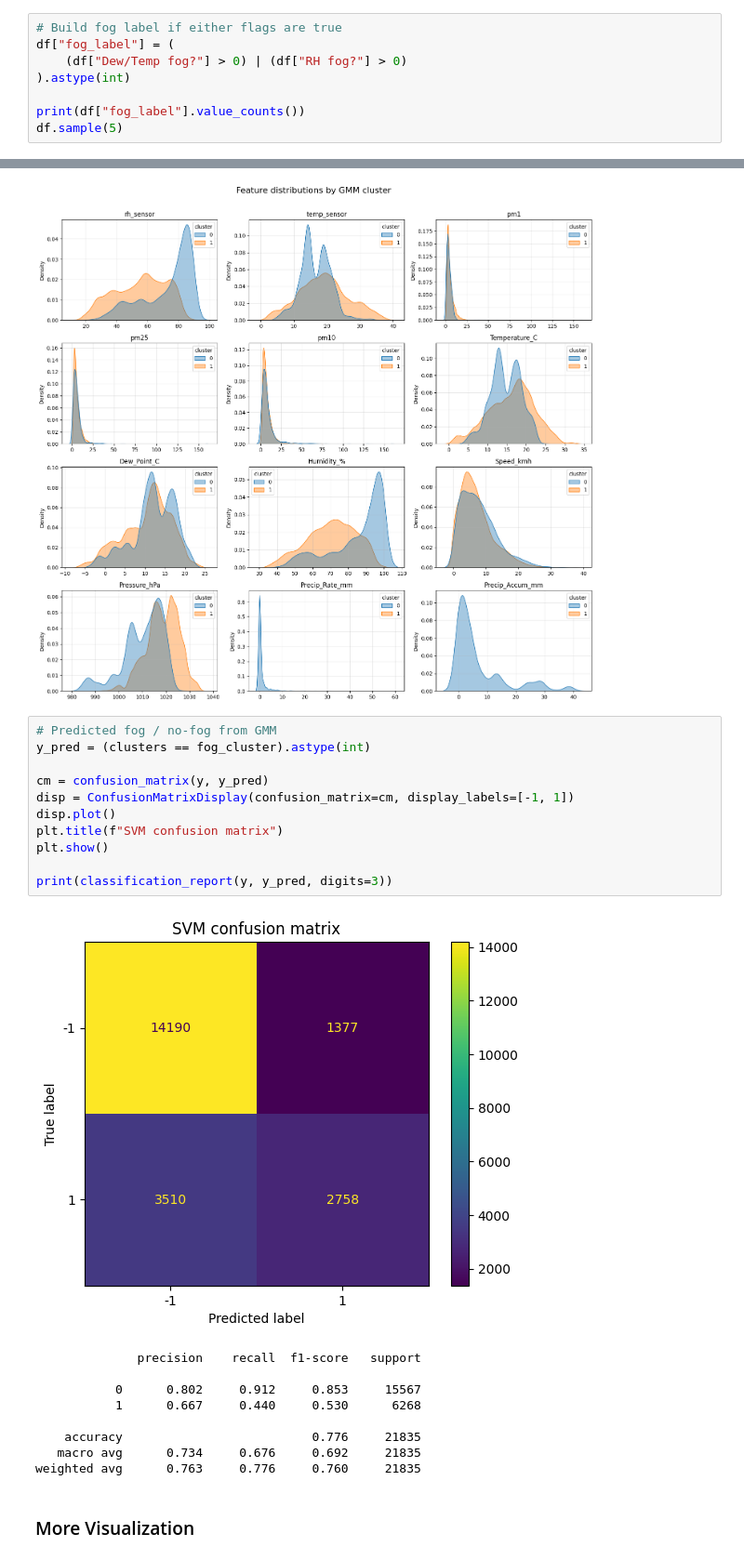
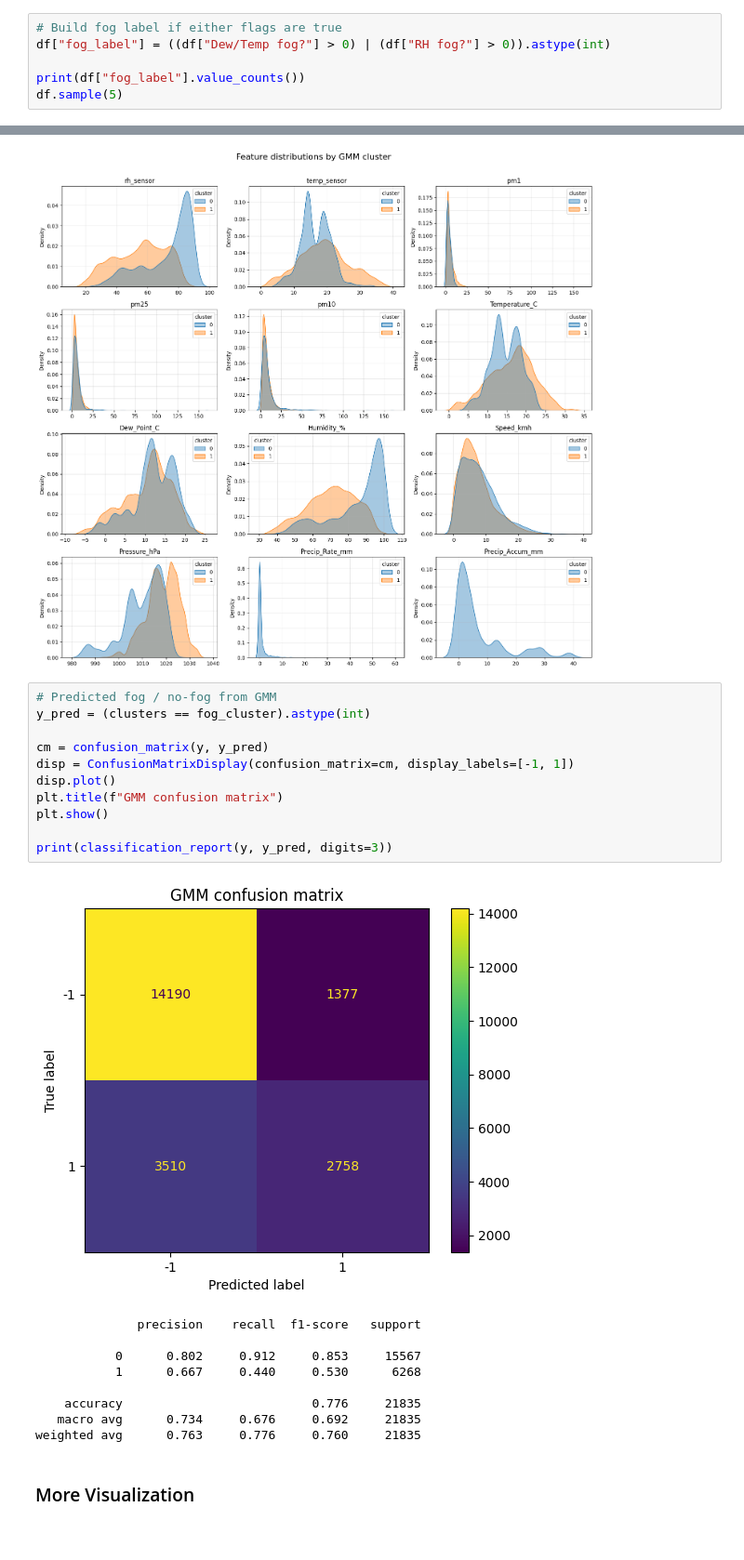
Before and after one commit to KriishAHate/EECE5644-Machine_Learning, a Jupyter notebook: Machine learning final project/Data cleaning/Basic_GMM_script.ipynb, the cells around one changed output, grey strips where cells are left out. Shown at 93% size. Drawn from its saved outputs; the diff is of its cells as text.

```diff
--- a/Machine learning final project/Data cleaning/Basic_GMM_script.ipynb
+++ b/Machine learning final project/Data cleaning/Basic_GMM_script.ipynb
@@ -37,9 +37,7 @@ RH fog?
 Name: count, dtype: int64
 # %%
 # Build fog label if either flags are true
-df["fog_label"] = (
-    (df["Dew/Temp fog?"] > 0) | (df["RH fog?"] > 0)
-).astype(int)
+df["fog_label"] = ((df["Dew/Temp fog?"] > 0) | (df["RH fog?"] > 0)).astype(int)
 
 print(df["fog_label"].value_counts())
 df.sample(5)
@@ -161,16 +159,16 @@ plt.show()
 # %%
 # Predicted fog / no-fog from GMM
 y_pred = (clusters == fog_cluster).astype(int)
 
 cm = confusion_matrix(y, y_pred)
 disp = ConfusionMatrixDisplay(confusion_matrix=cm, display_labels=[-1, 1])
 disp.plot()
-plt.title(f"SVM confusion matrix")
+plt.title(f"GMM confusion matrix")
 plt.show()
 
 print(classification_report(y, y_pred, digits=3))
 # %% [output]
-[figure, old version]
+[figure, new version]
               precision    recall  f1-score   support
 
            0      0.802     0.912     0.853     15567
```
Also changed, not shown: parts of 8 cells of this notebook, 2 other files.
